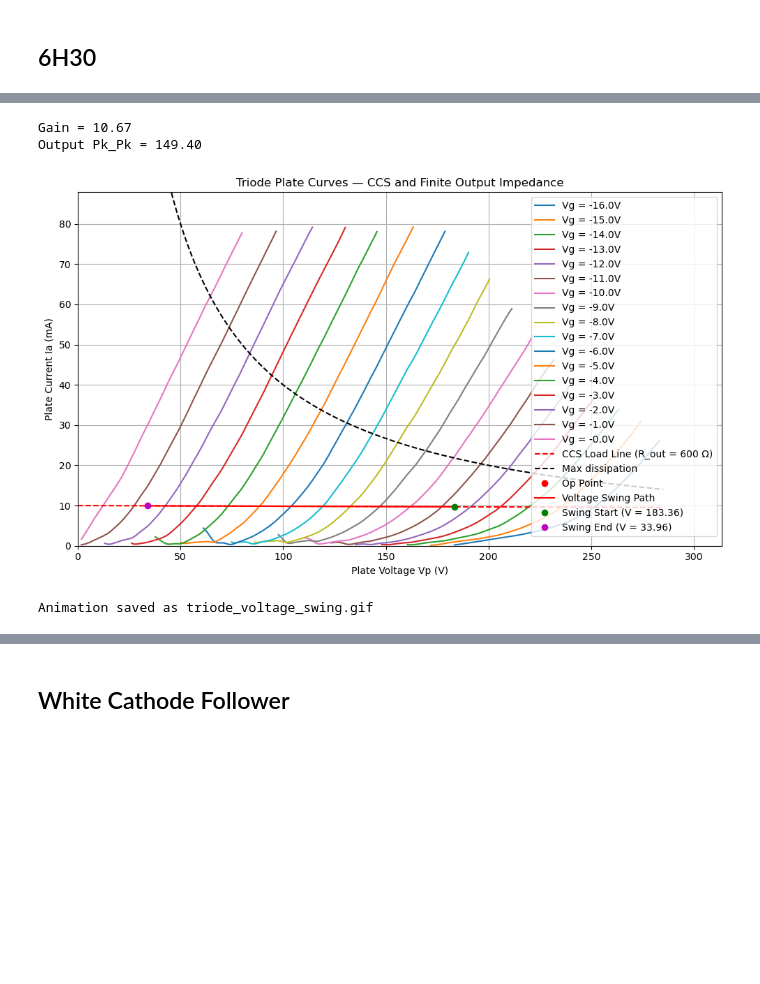
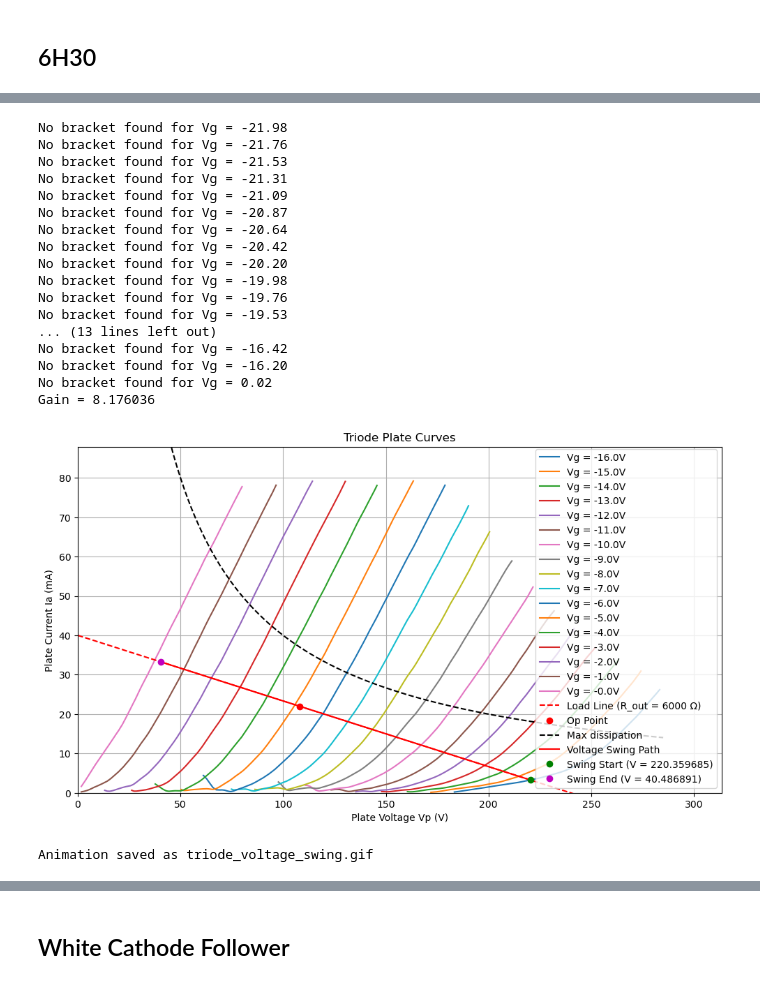
Before and after one commit to tiedyefreak22/Dual-Mono-Amp-Design, a Jupyter notebook: Triode_Pentode_Plate_Curves9.ipynb, the cells around one changed output, grey strips where cells are left out. Drawn from its saved outputs; the diff is of its cells as text; code cells hidden in the pictures; blank space fills up the shorter version.

```diff
--- a/Triode_Pentode_Plate_Curves9.ipynb
+++ b/Triode_Pentode_Plate_Curves9.ipynb
@@ -604,29 +809,43 @@ Animation saved as triode_voltage_swing.gif
 # %%
 # Load CSV data
 df = pd.read_csv("sovtek-6h30pi_plate_curves_2.csv")
 
 # Flip grid voltages negative (fix)
 df["Vg"] = -np.abs(df["Vg"])
 
 Vp_data = df["Vp"].values
 Vg_data = df["Vg"].values
 Ia_data = df["Ia"].values
 
 Vp_data = np.array(Vp_data)
 Vg_data = np.array(Vg_data)
 Ia_data = np.array(Ia_data)
 
-triode3 = Triode(Vp_data, Ia_data, Vg_data, 4.0) # Dissipation
-triode3.three_D_manifold()
+triode3 = Triode(Vp_data, Ia_data, Vg_data, 4.0, 15, 18) # Dissipation
 triode3.plot_three_D_manifold()
-# triode3.load_line(120, 499, 22, 22, 6000) # Load line for plate_current in milliamps
-# triode3.plot_load_line()
-triode3.ccs_load_line(120, 10, 14, 600) # CCS load line; plate_voltage, plate_current, pk_pk, output_impede = None
-triode3.plot_ccs_load_line()
+basic_circuit3 = Basic_Circuit(triode3, 240, 6000, 499, 22, 22) # Load line for plate_current in milliamps; triode, B_plus, anode_resist, cathode_resist, plate_current, pk_pk, debug = False
+basic_circuit3.plot_load_line()
+# triode3.ccs_load_line(120, 10, 14, 600) # CCS load line; plate_voltage, plate_current, pk_pk, output_impede = None
+# triode3.plot_ccs_load_line()
 # triode3.optimize_operating_point()
 # %% [output]
 [figure]
-Gain = 10.67
-Output Pk_Pk = 149.40
+No bracket found for Vg = -21.98
+No bracket found for Vg = -21.76
+No bracket found for Vg = -21.53
+No bracket found for Vg = -21.31
+No bracket found for Vg = -21.09
+No bracket found for Vg = -20.87
+No bracket found for Vg = -20.64
+No bracket found for Vg = -20.42
+No bracket found for Vg = -20.20
+No bracket found for Vg = -19.98
+No bracket found for Vg = -19.76
+No bracket found for Vg = -19.53
+... (13 lines left out)
+No bracket found for Vg = -16.42
+No bracket found for Vg = -16.20
+No bracket found for Vg = 0.02
+Gain = 8.176036
-[figure, old version]
+[figure, new version]
 Animation saved as triode_voltage_swing.gif
```
Also changed, not shown: parts of 3 cells of this notebook, 2 other files.
